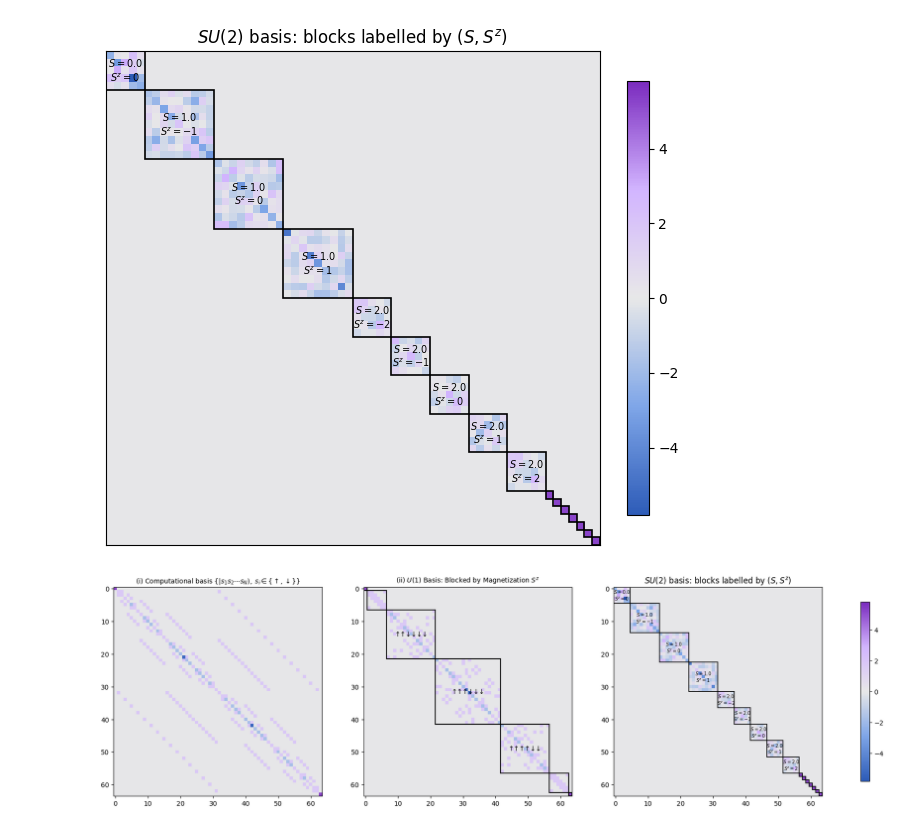
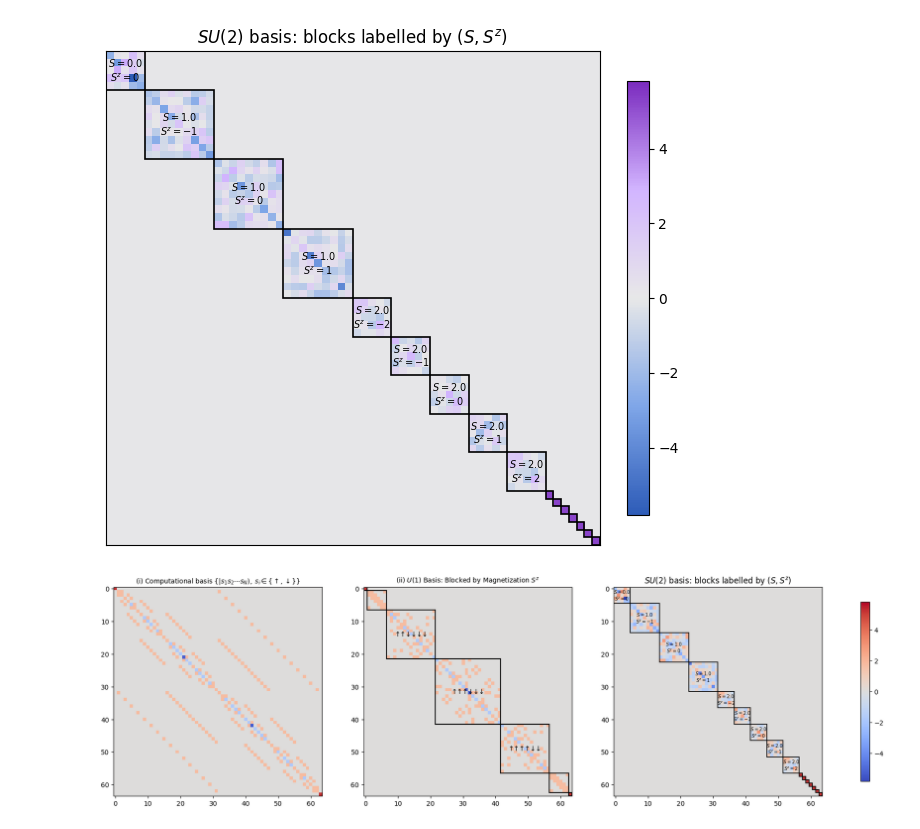
Before and after one commit to jkr11/bachelors-thesis, a Jupyter notebook: experiments/chain.ipynb, the cells around one changed output. Drawn from its saved outputs; the diff is of its cells as text; code cells hidden in the pictures.

```diff
--- a/experiments/chain.ipynb
+++ b/experiments/chain.ipynb
@@ -601,7 +601,6 @@ fig.savefig("plots/su2_sz_block_structure", dpi=300, bbox_inches="tight")
 # %% [output]
 [figure]
 # %%
-cmap = "Purples"
 import matplotlib.colors as colors
 
 
@@ -625,9 +624,10 @@ cmap = LinearSegmentedColormap.from_list(
     "#7B2CBF",
   ],
 )
+cmap = "coolwarm"
 
 cmapa = plt.get_cmap(cmap)
-cmapa = cmap
+cmapa =cmapa
 cmap = truncate_colormap(cmapa, 0.0, 1.0)
 
 
@@ -724,31 +724,31 @@ axs2[2].set_title(r"$SU(2)$ basis: blocks labelled by $(S,S^z)$", fontsize=12)
 
 
 boundaries = [0]
 
 for i in range(1, len(SU2_labels)):
   if SU2_labels[i] != SU2_labels[i - 1]:
     boundaries.append(i)
 
 boundaries.append(len(SU2_labels))
 
 
 for i in range(len(boundaries) - 1):
   start = boundaries[i] - 0.5
   end = boundaries[i + 1] - 0.5
 
   rect = patches.Rectangle((start, start), end - start, end - start, edgecolor="black", facecolor="none", linewidth=1.2)
 
   axs2[2].add_patch(rect)
 
   S, Sz = SU2_labels[boundaries[i]]
   if S >= 3:
     continue
   axs2[2].text((start + end) / 2, (start + end) / 2, rf"$S={S}$" + "\n" + rf"$S^z={int(Sz)}$", ha="center", va="center", fontsize=7)
 
 cbar2 = fig2.colorbar(im_su2, ax=axs2, location="right", fraction=0.03, shrink=0.7)
 plt.show()
 
 fig2.savefig("plots/su2_block_structure.pdf", dpi=300, bbox_inches='tight',)
 fig2.savefig("plots/su2_block_structure.png", dpi=300, bbox_inches='tight',)
 # %% [output]
-[figure, old version]
+[figure, new version]
```
Also changed, not shown: 4 other files.
